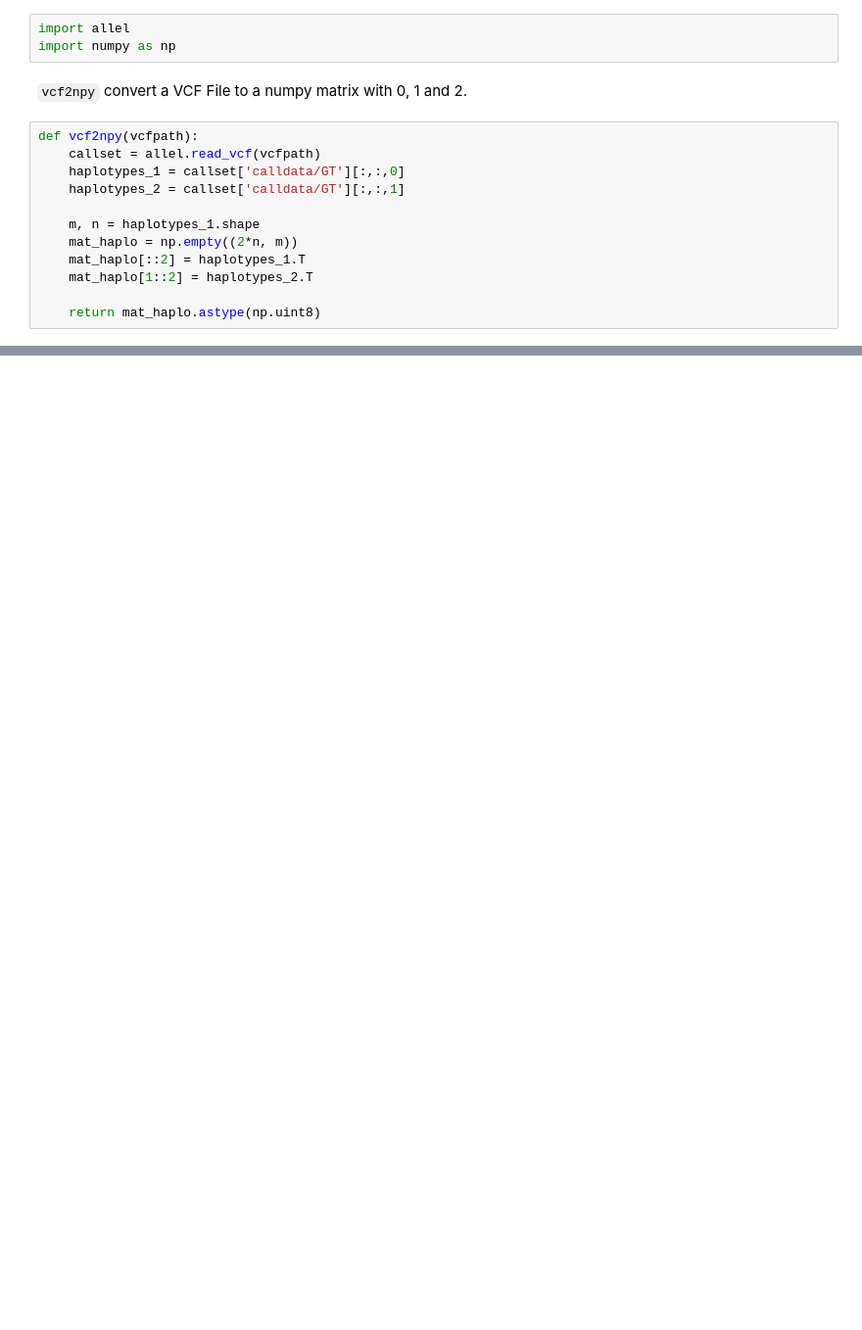
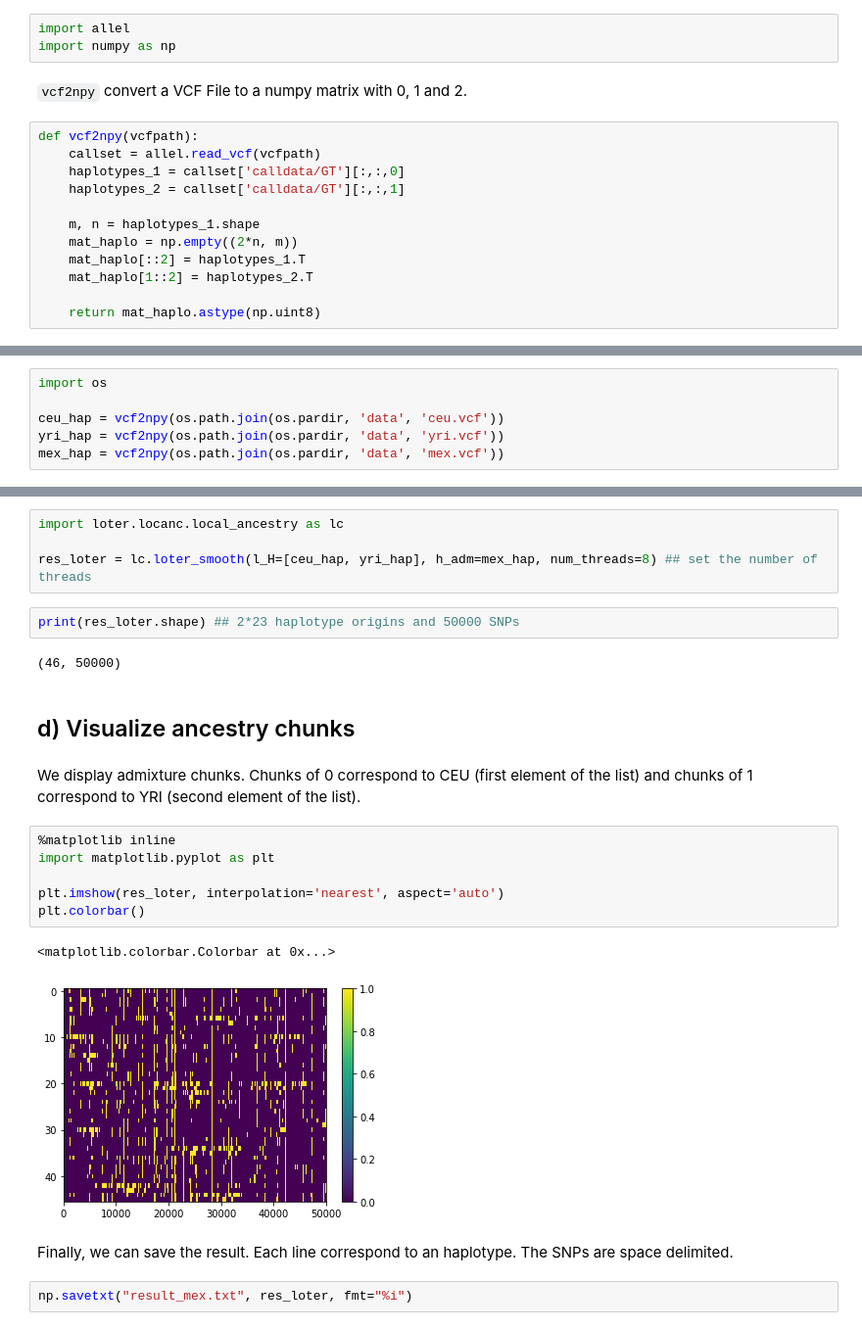
Before and after one commit to bcm-uga/Loter, a Jupyter notebook: python-package/Local_Ancestry_Example.ipynb, the cells around one changed output, grey strips where cells are left out. Shown: that part at 98% size. Saved outputs shown, nothing was run; the diff lists cells and outputs as text; blank space fills up the shorter version.

Commit message:
rewrite notebook on local ancestry inference (which includes a new data files) + minor correction in README

```diff
--- a/python-package/Local_Ancestry_Example.ipynb
+++ b/python-package/Local_Ancestry_Example.ipynb
@@ -193,0 +76,6 @@ np.savetxt("result_3wayadmixture.txt", res_no_impute[0], fmt="%i")
+# %%
+import os
+
+ceu_hap = vcf2npy(os.path.join(os.pardir, 'data', 'ceu.vcf'))
+yri_hap = vcf2npy(os.path.join(os.pardir, 'data', 'yri.vcf'))
+mex_hap = vcf2npy(os.path.join(os.pardir, 'data', 'mex.vcf'))
@@ -193,0 +96,25 @@ np.savetxt("result_3wayadmixture.txt", res_no_impute[0], fmt="%i")
+# %%
+import loter.locanc.local_ancestry as lc
+
+res_loter = lc.loter_smooth(l_H=[ceu_hap, yri_hap], h_adm=mex_hap, num_threads=8) ## set the number of threads
+# %%
+print(res_loter.shape) ## 2*23 haplotype origins and 50000 SNPs
+# %% [output]
+(46, 50000)
+# %% [markdown]
+## d) Visualize ancestry chunks <a class="anchor" id='plot_result'></a>
+# %% [markdown]
+We display admixture chunks. Chunks of 0 correspond to CEU (first element of the list) and chunks of 1 correspond to YRI (second element of the list).
+# %%
+%matplotlib inline
+import matplotlib.pyplot as plt
+
+plt.imshow(res_loter, interpolation='nearest', aspect='auto')
+plt.colorbar()
+# %% [output]
+<matplotlib.colorbar.Colorbar at 0x...>
+[figure, added]
+# %% [markdown]
+Finally, we can save the result. Each line correspond to an haplotype. The SNPs are space delimited.
+# %%
+np.savetxt("result_mex.txt", res_loter, fmt="%i")
```
Also changed, not shown: parts of 62 cells of this notebook, 2 other files.
